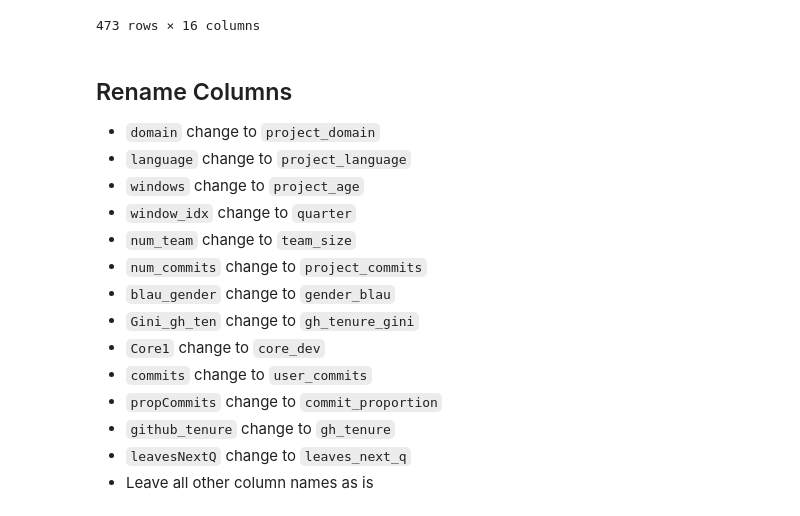
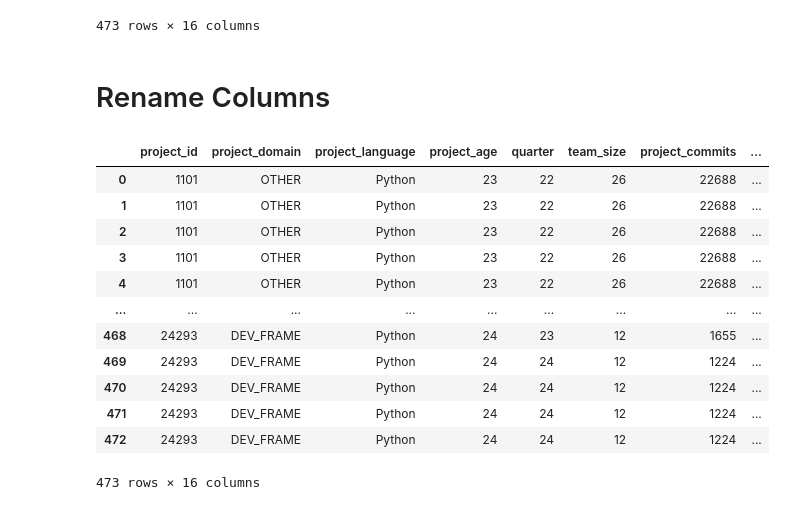
Before and after one commit to TheUltimateFishstick/week8labs, a Jupyter notebook: 08_Independent_Lab_Morgan.ipynb, the cells around one changed output. Saved outputs shown, nothing was run; the diff lists cells and outputs as text; code cells hidden in the pictures.

```diff
--- a/08_Independent_Lab_Morgan.ipynb
+++ b/08_Independent_Lab_Morgan.ipynb
@@ -37,18 +37,38 @@ gh_turnover_four_projects
 | 472 | 24293 | DEV_FRAME | Python | 24 | 24 | 12 | 1224 | 0.000 | 0.229926 | ... |
 473 rows × 16 columns
 # %% [markdown]
-## Rename Columns
-* `domain` change to `project_domain`
-* `language` change to `project_language`
-* `windows` change to `project_age`
-* `window_idx` change to `quarter`
-* `num_team` change to `team_size`
-* `num_commits` change to `project_commits`
-* `blau_gender` change to `gender_blau`
-* `Gini_gh_ten` change to `gh_tenure_gini`
-* `Core1` change to `core_dev`
-* `commits` change to `user_commits`
-* `propCommits` change to `commit_proportion`
-* `github_tenure` change to `gh_tenure`
-* `leavesNextQ` change to `leaves_next_q`
-* Leave all other column names as is
+# Rename Columns
+# %%
+# Rename columns as directed and save as new DataFrame to preserve history.
+gh_tfp_renamed = (gh_turnover_four_projects
+        .rename(columns={'domain':'project_domain',
+                         'language':'project_language',
+                         'windows':'project_age',
+                         'window_idx':'quarter',
+                         'num_team':'team_size',
+                         'num_commits':'project_commits',
+                         'blau_gender':'gender_blau',
+                         'Gini_gh_ten':'gh_tenure_gini',
+                         'Core1':'core_dev',
+                         'commits':'user_commits',
+                         'propCommits':'commit_proportion',
+                         'github_tenure':'gh_tenure',
+                         'leavesNextQ':'leaves_next_q'})
+)
+
+# Quick inspection:
+gh_tfp_renamed
+# %% [output]
+|  | project_id | project_domain | project_language | project_age | quarter | team_size | project_commits | ... |
+| 0 | 1101 | OTHER | Python | 23 | 22 | 26 | 22688 | ... |
+| 1 | 1101 | OTHER | Python | 23 | 22 | 26 | 22688 | ... |
+| 2 | 1101 | OTHER | Python | 23 | 22 | 26 | 22688 | ... |
+| 3 | 1101 | OTHER | Python | 23 | 22 | 26 | 22688 | ... |
+| 4 | 1101 | OTHER | Python | 23 | 22 | 26 | 22688 | ... |
+| ... | ... | ... | ... | ... | ... | ... | ... | ... |
+| 468 | 24293 | DEV_FRAME | Python | 24 | 23 | 12 | 1655 | ... |
+| 469 | 24293 | DEV_FRAME | Python | 24 | 24 | 12 | 1224 | ... |
+| 470 | 24293 | DEV_FRAME | Python | 24 | 24 | 12 | 1224 | ... |
+| 471 | 24293 | DEV_FRAME | Python | 24 | 24 | 12 | 1224 | ... |
+| 472 | 24293 | DEV_FRAME | Python | 24 | 24 | 12 | 1224 | ... |
+473 rows × 16 columns
```
Also changed, not shown: parts of 14 cells of this notebook.
